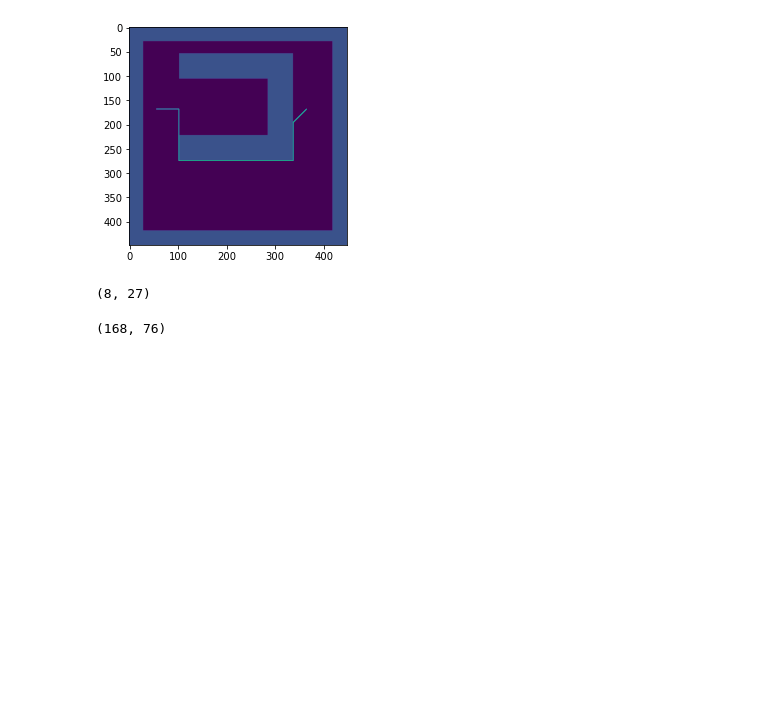
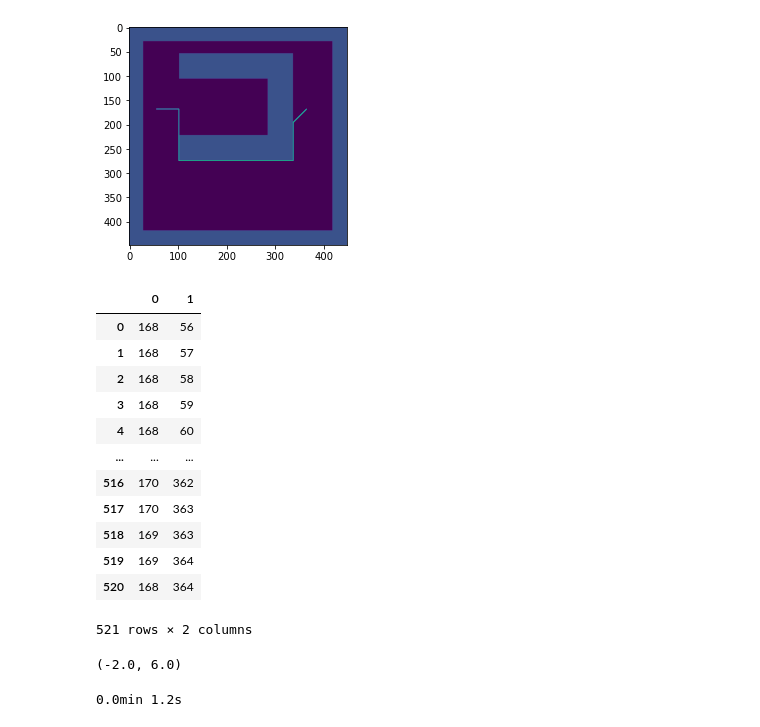
Before and after one commit to fbartelt/Planejamento-de-Movimento-de-Robos, a Jupyter notebook: test2.ipynb, the cells around one changed output. Cells and saved outputs as stored; diff of their text form; code cells hidden in the pictures; blank space fills up the shorter version.

```diff
--- a/test2.ipynb
+++ b/test2.ipynb
@@ -257,9 +284 @@ fig.add_trace(go.Scatter(x=a[1,:].ravel(), y=a[0,:].ravel(), name='Caminho do Ro
 fig.show()
-# %%
-def f(n):
-    return 2**n, 3**n
-
-a = f(3)
-print(a)
-# %% [output]
-(8, 27)
@@ -268,4 +285,18 @@ a = iter(test.path)
-# %%
-next(a)
-# %% [output]
-(168, 76)
+# %%
+import pandas as pd
+df = pd.read_csv('/home/fbartelt/Documents/UFMG/Planejamento/logs/astar_path.csv', index_col=0)
+df
+# %% [output]
+|  | 0 | 1 |
+| 0 | 168 | 56 |
+| 1 | 168 | 57 |
+| 2 | 168 | 58 |
+| 3 | 168 | 59 |
+| 4 | 168 | 60 |
+| ... | ... | ... |
+| 516 | 170 | 362 |
+| 517 | 170 | 363 |
+| 518 | 169 | 363 |
+| 519 | 169 | 364 |
+| 520 | 168 | 364 |
+521 rows × 2 columns
@@ -271,0 +307,26 @@ next(a)
+# %%
+def pixels2meters(coord):
+    """Converts pixels coordinate to coordinate in meters.
+    """
+    xp, yp = coord
+    xm = xp / scale - width // 2
+    ym = -yp / scale + height // 2
+    coord_meters = (xm, ym)
+
+    return coord_meters
+
+pixels2meters((168, 56))
+# %% [output]
+(-2.0, 6.0)
+# %%
+import time
+
+a = time.time()
+time.sleep(1.234)
+b = time.time()
+tt = b - a
+m, s = divmod(tt, 60)
+ss = '{:.2}min {:.2}s'.format(m, s)
+print(ss)
+# %% [output]
+0.0min 1.2s
```
Also changed, not shown: parts of 11 cells of this notebook, 10 other files.
